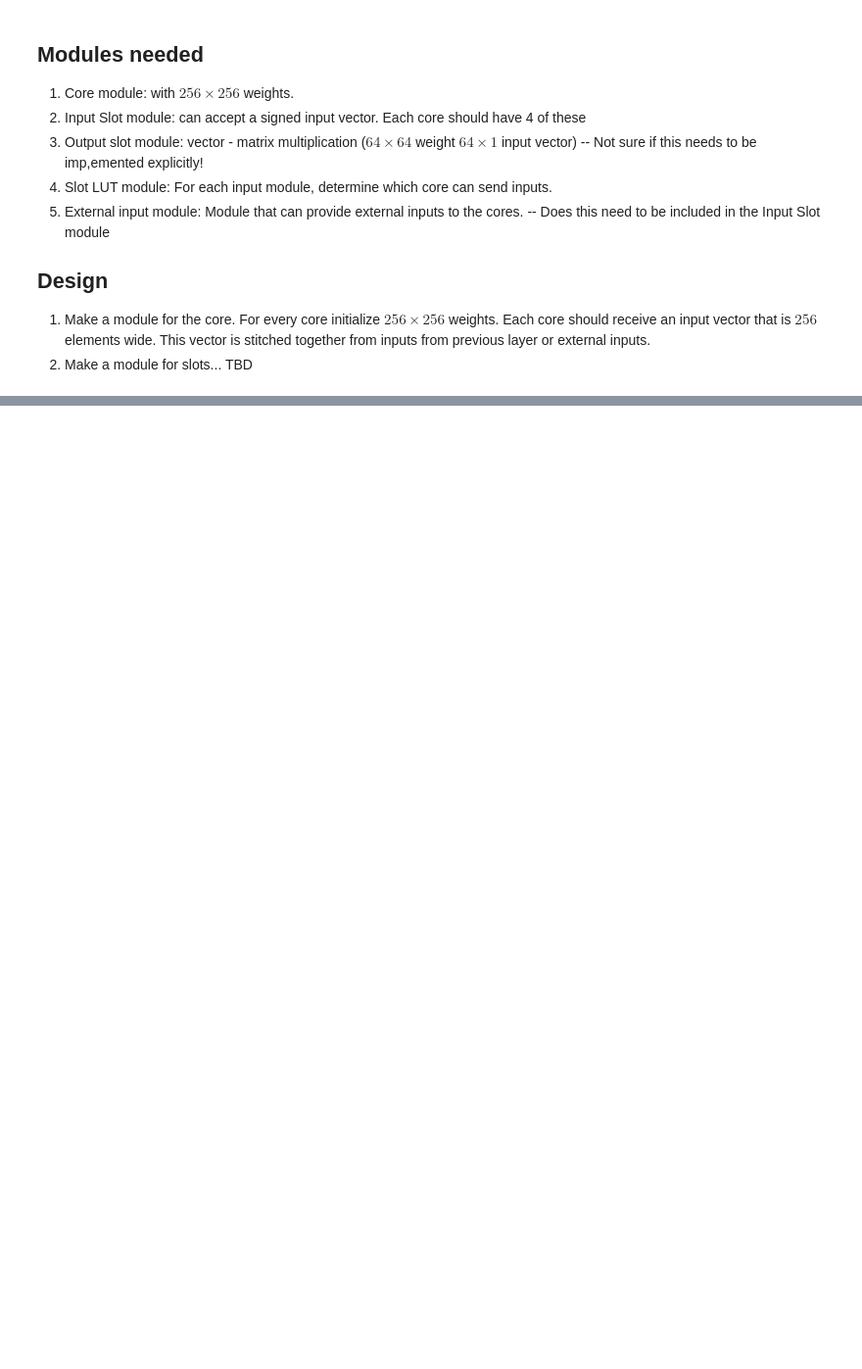
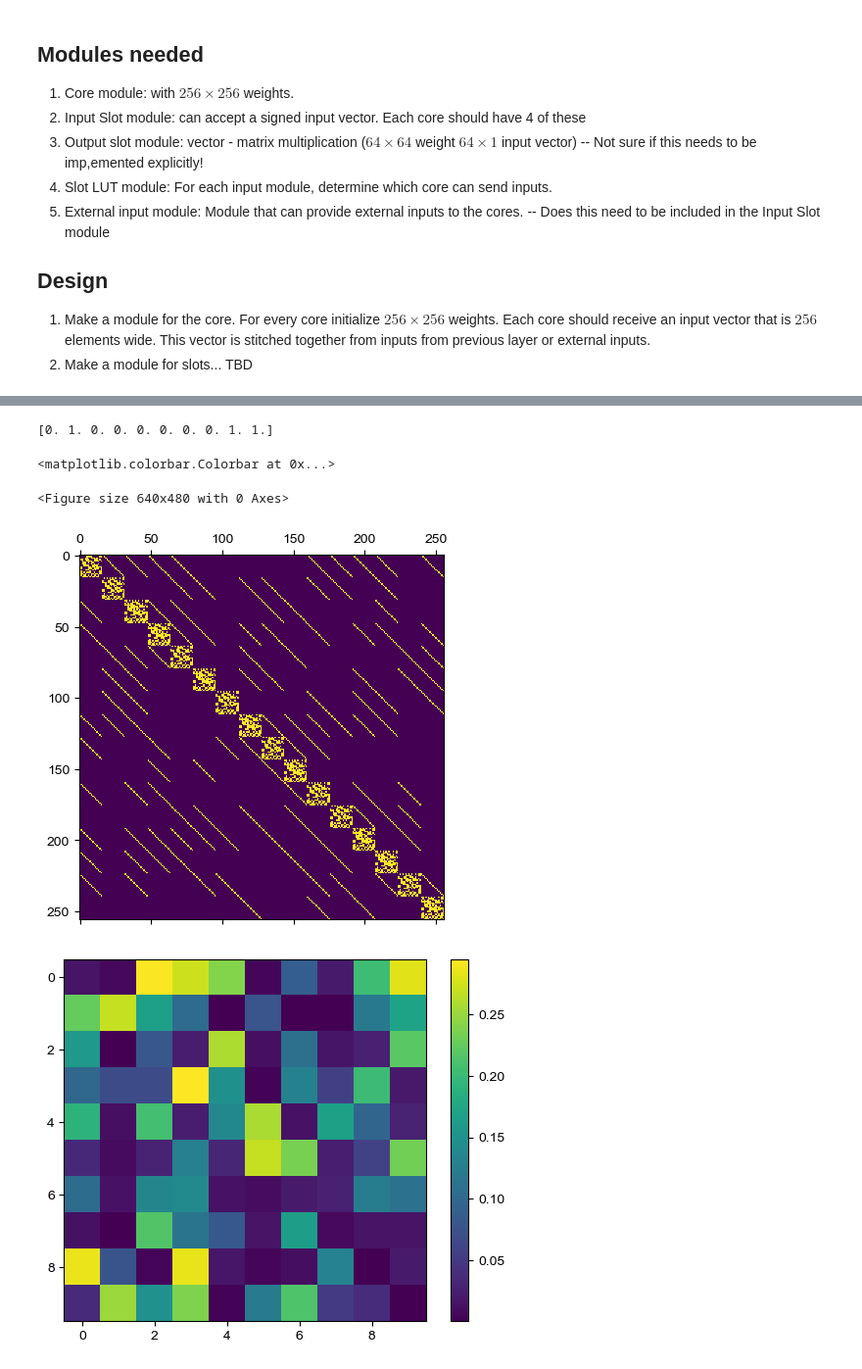
Before and after one commit to Integrated-Systems-Neuroengineering/scrramble, a Jupyter notebook: Notebooks/core_architecture_notebook.ipynb, the cells around one changed output, grey strips where cells are left out. Shown: that part at 98% size. Saved outputs shown, nothing was run; the diff lists cells and outputs as text; code cells hidden in the pictures; blank space fills up the shorter version.

```diff
--- a/Notebooks/core_architecture_notebook.ipynb
+++ b/Notebooks/core_architecture_notebook.ipynb
@@ -104,0 +124,22 @@ custom_binary_gradient.defvjp(custom_binary_gradient_fwd, custom_binary_gradient
+# %%
+key = jax.random.key(0)
+c1 = EICCore(num_inputs=10, num_outputs=10, key=key)
+v_test = EICCore.intercore_connectivity(num_rows, num_cols, alpha, key)
+
+x = jax.random.normal(key, (10,))*0.1
+params = c1.init(key, x)
+y, W = c1.apply(params, x)
+print(y)
+
+plt.figure()
+plt.matshow(v_test.reshape(num_cores, num_cores))
+
+plt.figure()
+plt.imshow(W)
+plt.colorbar()
+# %% [output]
+[0. 1. 0. 0. 0. 0. 0. 0. 1. 1.]
+<matplotlib.colorbar.Colorbar at 0x...>
+<Figure size 640x480 with 0 Axes>
+[figure, added]
+[figure, added]
```
Also changed, not shown: parts of 13 cells of this notebook, 1 other file.
